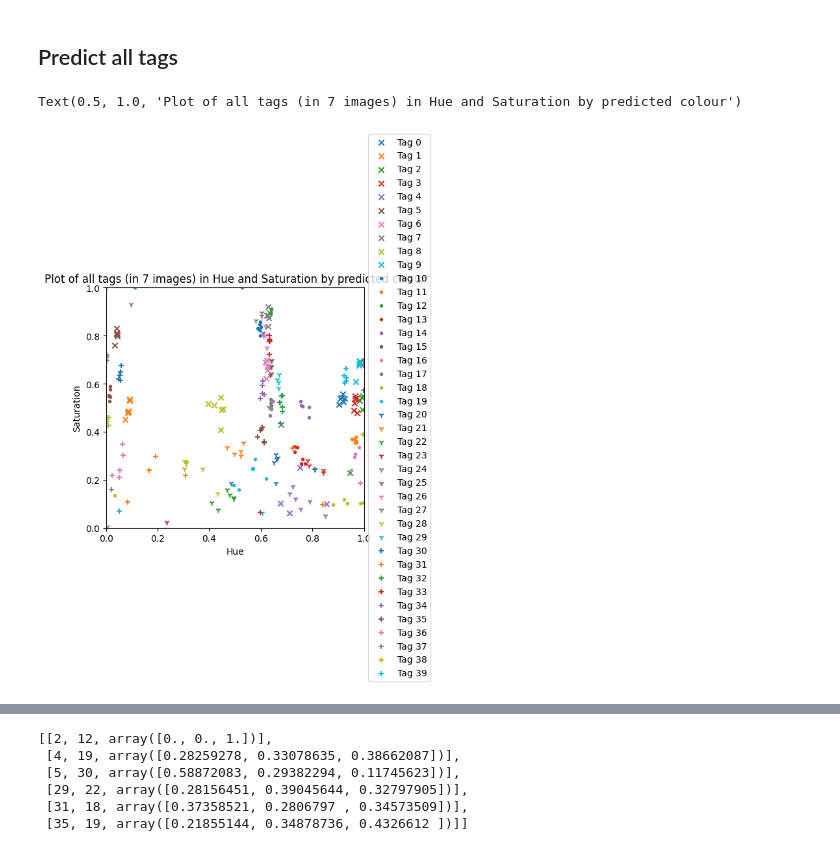
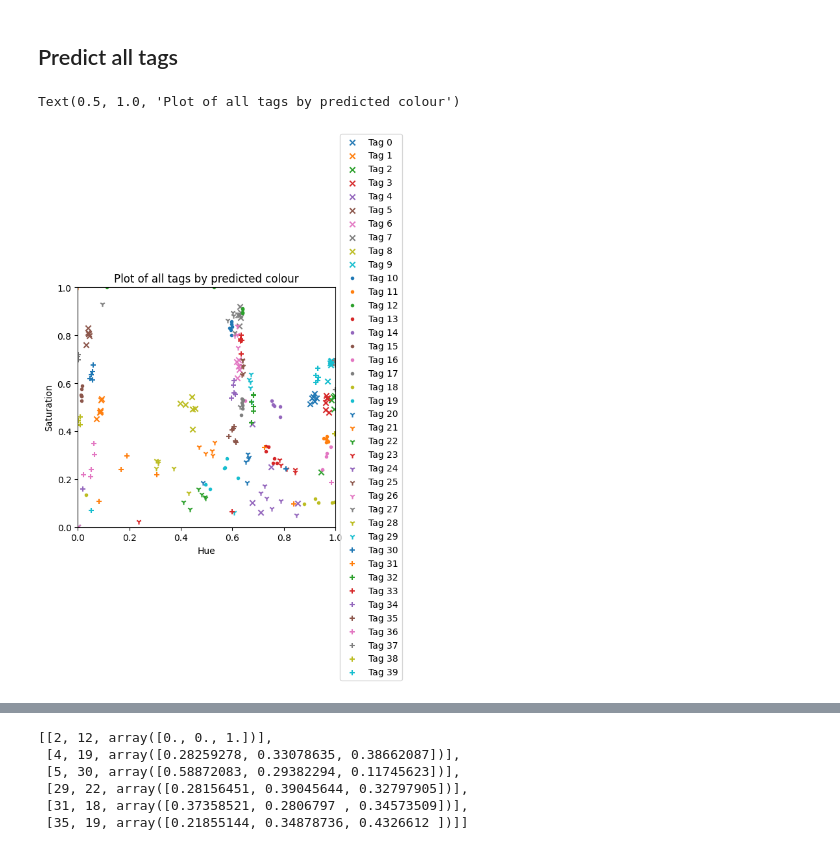
Before and after one commit to acb21kb/bumblebee-tags, a Jupyter notebook: open_files.ipynb, the cells around one changed output, grey strips where cells are left out. Saved outputs shown, nothing was run; the diff lists cells and outputs as text; code cells hidden in the pictures.

```diff
--- a/open_files.ipynb
+++ b/open_files.ipynb
@@ -685,28 +686,28 @@ for l in range(40):
 # %%
 ax = plt.axes()
 
 for label in range(by_tag.shape[0]):
     if label < 10:
         marker = 'x'
     elif label < 20:
         marker = '.'
     elif label < 30:
         marker = '1'
     else:
         marker = '+'
     tagHS = np.array([[h, s] for (h, _, s) in [colorsys.rgb_to_hls(c[0], c[1], c[2]) for c in by_tag[label]]])
     plt.scatter(tagHS[:, 0], tagHS[:, 1], marker=marker, label=f'Tag {label}')
 
 ax.set(xlim=(0, 1.0), ylim=(0, 1.0))
 box = ax.get_position()
 ax.set_position([box.x0, box.y0, box.width * 0.8, box.height])
 ax.legend(loc='center left', bbox_to_anchor=(1, 0.5))
 plt.xlabel('Hue')
 plt.ylabel('Saturation')
-plt.title(label='Plot of all tags (in 7 images) in Hue and Saturation by predicted colour')
+plt.title(label='Plot of all tags by predicted colour')
 # %% [output]
-Text(0.5, 1.0, 'Plot of all tags (in 7 images) in Hue and Saturation by predicted colour')
+Text(0.5, 1.0, 'Plot of all tags by predicted colour')
-[figure, old version]
+[figure, new version]
 # %%
 ax = plt.axes()
 
```
Also changed, not shown: parts of 16 cells of this notebook.
